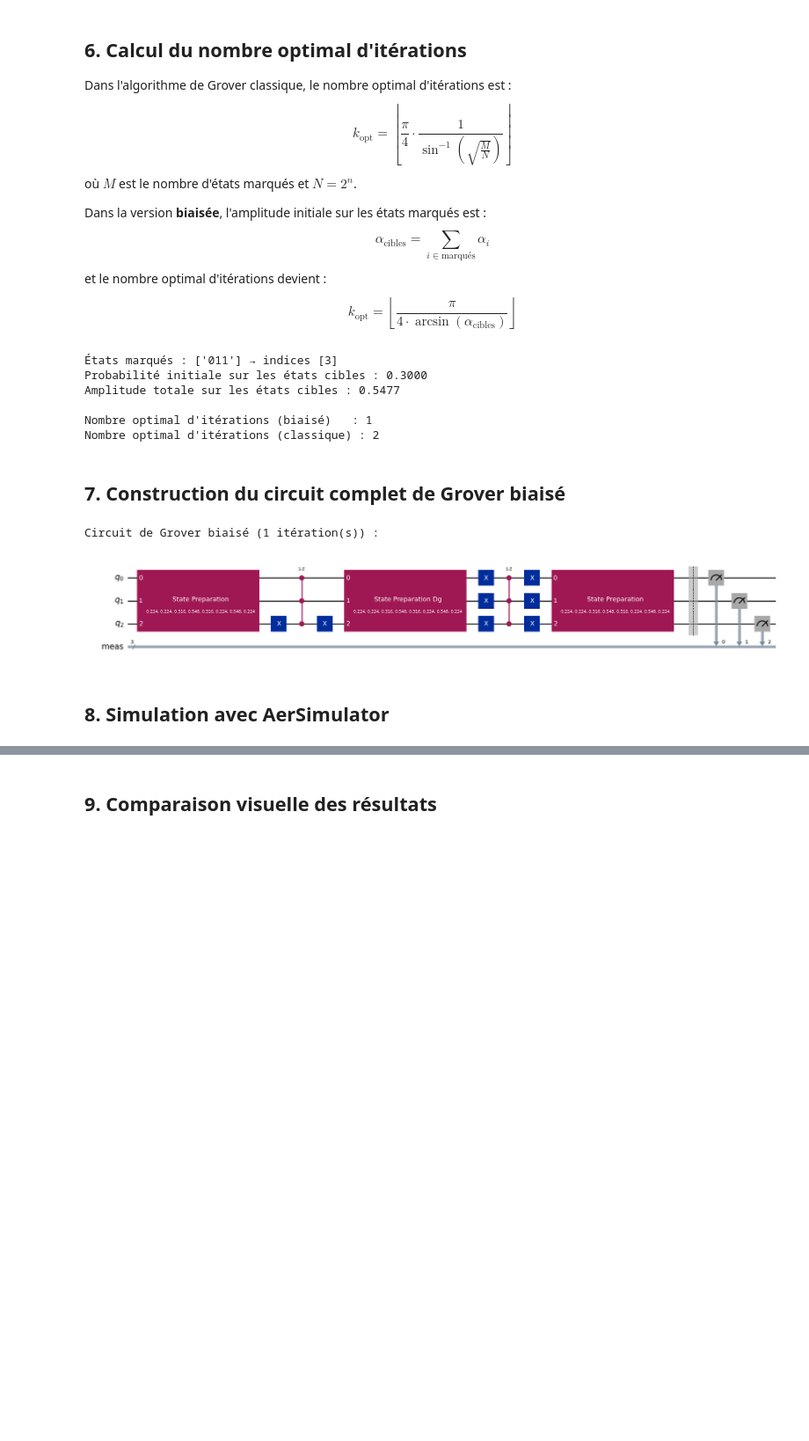
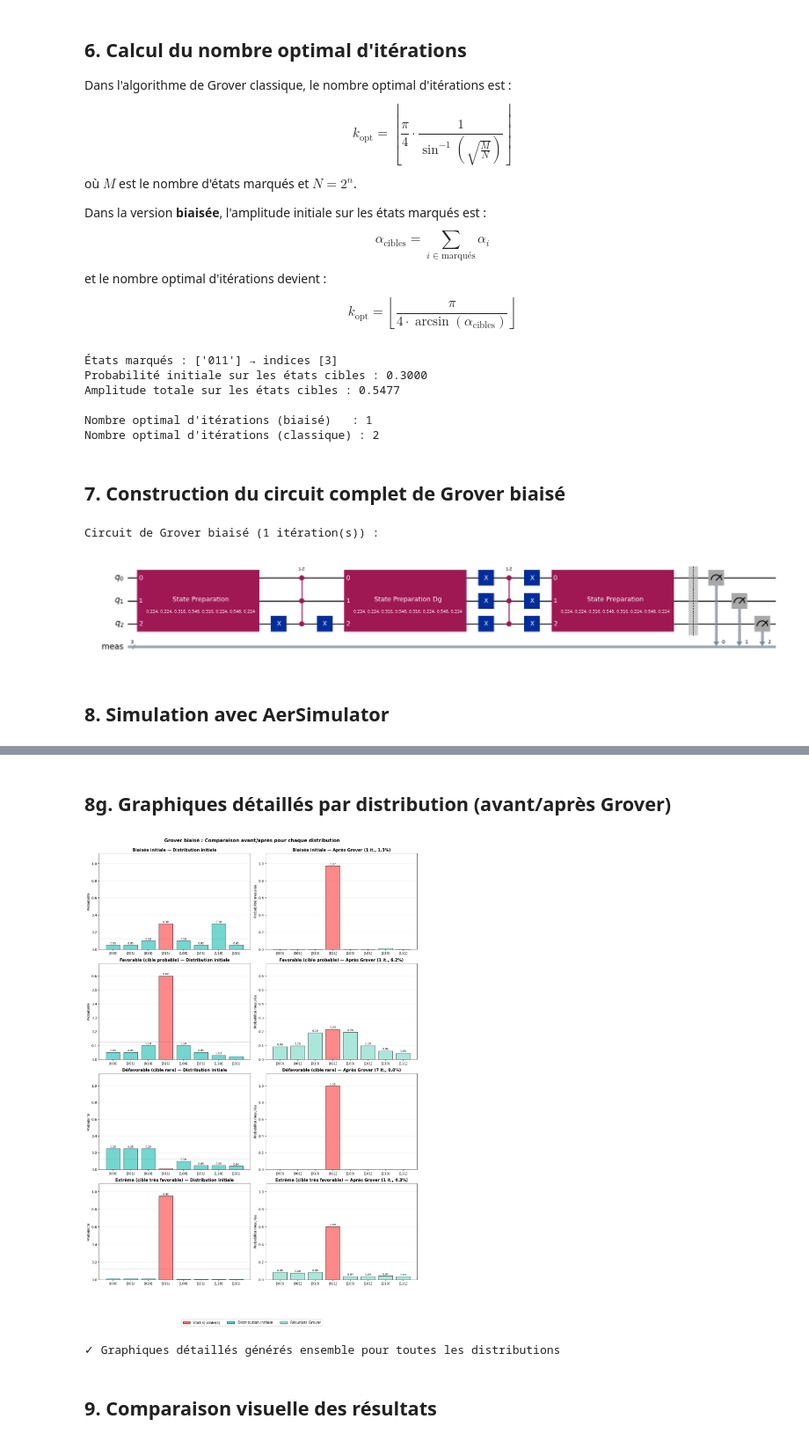
Before and after one commit to lilound/ptir_quantum, a Jupyter notebook: enzo_julien/grover_biaise.ipynb, the cells around one changed output, grey strips where cells are left out. Shown at 88% size. Drawn from its saved outputs; the diff is of its cells as text; code cells hidden in the pictures; blank space fills up the shorter version.

```diff
--- a/enzo_julien/grover_biaise.ipynb
+++ b/enzo_julien/grover_biaise.ipynb
@@ -306,3 +709,80 @@ Résultats des mesures (Grover biaisé) :
+# %% [markdown]
+## 8g. Graphiques détaillés par distribution (avant/après Grover)
+# %%
+# Générer tous les graphiques détaillés avant/après dans une seule figure
+num_distributions = len(DISTRIBUTIONS_TO_COMPARE)
+fig, axes = plt.subplots(num_distributions, 2, figsize=(14, 5 * num_distributions))
+
+# Si une seule distribution, axes n'est pas un array 2D
+if num_distributions == 1:
+    axes = axes.reshape(1, -1)
+
+for dist_idx, dist_name in enumerate(DISTRIBUTIONS_TO_COMPARE):
+    result = comparison_results[dist_name]
+    distribution = result['distribution']
+    marked_indices = result['marked_indices']
+    shot_probs = result['probs']
+    optimal_iterations = result['optimal_iterations']
+    success_rate = result['success_rate']
+
+    # Construire les résultats en probabilités uniformes
+    result_probs = [shot_probs.get(f'{i:03b}', 0.0) for i in range(N)]
+
+    # Créer les labels
+    labels_dist = [f"|{i:03b}⟩" for i in range(N)]
+
+    # --- Graphique 1 (colonne 0): Distribution initiale ---
+    ax1 = axes[dist_idx, 0]
+    colors_init = ['#ff6b6b' if i in marked_indices else '#4ecdc4' for i in range(N)]
+    bars1 = ax1.bar(labels_dist, distribution, color=colors_init, edgecolor='black', alpha=0.8)
+    ax1.axhline(1/N, color='gray', linestyle='--', alpha=0.5, linewidth=1)
+    ax1.set_title(f'{dist_name} — Distribution initiale', fontsize=12, fontweight='bold')
+    ax1.set_ylabel('Probabilité', fontsize=10)
+    ax1.set_ylim(0, max(max(distribution), max(result_probs)) * 1.15)
+    ax1.grid(True, alpha=0.2, axis='y')
+
+    # Ajouter les valeurs sur les barres
+    for bar, val in zip(bars1, distribution):
+        if val > 0.02:
+            ax1.text(bar.get_x() + bar.get_width()/2, val + 0.005,
+                    f'{val:.2f}', ha='center', va='bottom', fontsize=8)
+
+    # --- Graphique 2 (colonne 1): Résultats après Grover ---
+    ax2 = axes[dist_idx, 1]
+    colors_res = ['#ff6b6b' if i in marked_indices else '#95e1d3' for i in range(N)]
+    bars2 = ax2.bar(labels_dist, result_probs, color=colors_res, edgecolor='black', alpha=0.8)
+    ax2.set_title(f'{dist_name} — Après Grover ({optimal_iterations} it., {success_rate:.1%})',
+                 fontsize=12, fontweight='bold')
+    ax2.set_ylabel('Probabilité mesurée', fontsize=10)
+    ax2.set_ylim(0, max(max(distribution), max(result_probs)) * 1.15)
+    ax2.grid(True, alpha=0.2, axis='y')
+
+    # Ajouter les valeurs sur les barres
+    for bar, val in zip(bars2, result_probs):
+        if val > 0.02:
+            ax2.text(bar.get_x() + bar.get_width()/2, val + 0.005,
+                    f'{val:.2f}', ha='center', va='bottom', fontsize=8)
+
+# Légende commune en bas
+from matplotlib.patches import Patch
+legend_elements = [
+    Patch(facecolor='#ff6b6b', edgecolor='black', label='État(s) cible(s)'),
+    Patch(facecolor='#4ecdc4', edgecolor='black', label='Distribution initiale'),
+    Patch(facecolor='#95e1d3', edgecolor='black', label='Résultats Grover')
+]
+fig.legend(handles=legend_elements, loc='lower center', ncol=3,
+          frameon=True, fontsize=11, bbox_to_anchor=(0.5, -0.02))
+
+plt.suptitle('Grover biaisé : Comparaison avant/après pour chaque distribution',
+            fontsize=14, fontweight='bold', y=0.995)
+plt.tight_layout()
+plt.subplots_adjust(bottom=0.08)
+plt.show()
+
+print("✓ Graphiques détaillés générés ensemble pour toutes les distributions")
+# %% [output]
+[figure, added]
+✓ Graphiques détaillés générés ensemble pour toutes les distributions
 # %% [markdown]
 ## 9. Comparaison visuelle des résultats
 # %%
```
Also changed, not shown: parts of 16 cells of this notebook, 4 other files.
